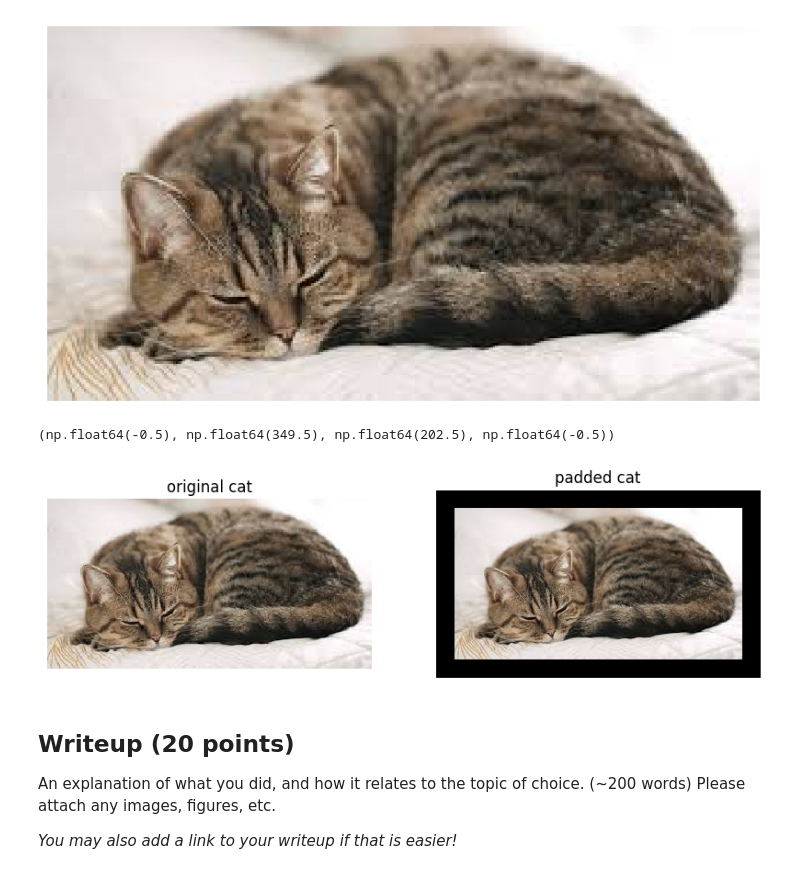
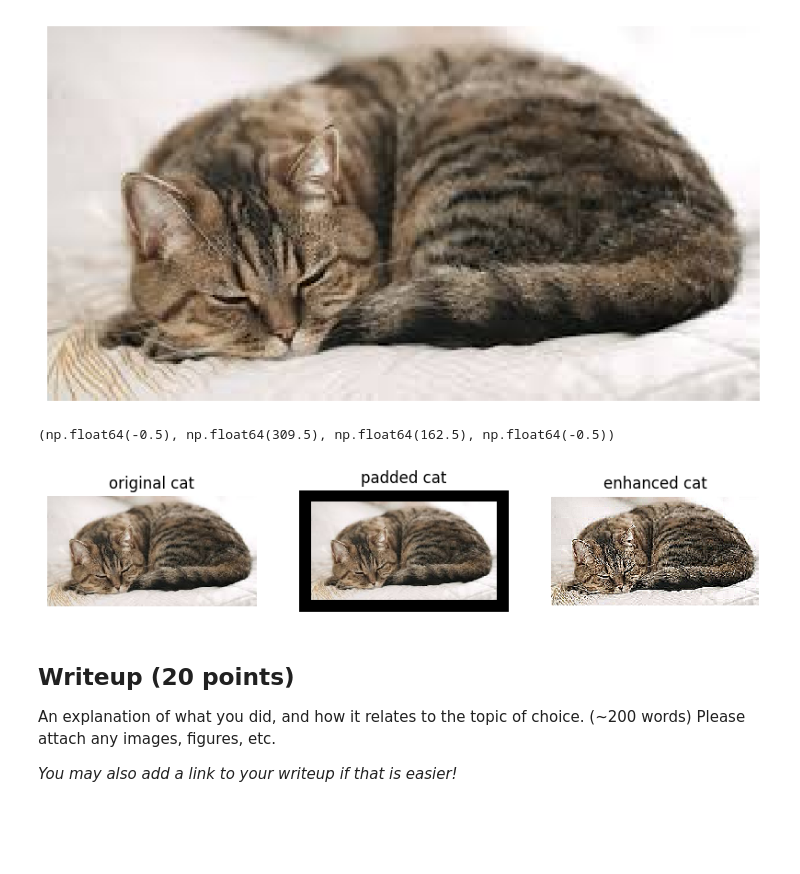
Before and after one commit to gaoruosong/CS131_release, a Jupyter notebook: spring_2026/project1_release/option_A/option_a_exploration.ipynb, the cells around one changed output. Cells and saved outputs as stored; diff of their text form; code cells hidden in the pictures; blank space fills up the shorter version.

```diff
--- a/spring_2026/project1_release/option_A/option_a_exploration.ipynb
+++ b/spring_2026/project1_release/option_A/option_a_exploration.ipynb
@@ -273,46 +302,46 @@ plt.show()
 # %% [output]
 [figure]
 # %%
-#enhanced_colored_cat = enhance_image(colored_cat)
+enhanced_colored_cat = enhance_image(colored_cat, colored = True)
 #sobel_colored_cat = detect_edge(colored_cat)
 #brighten_colored_cat = brighten_image(colored_cat)
 padded_cat = zero_pad(colored_cat, 20, 20, colored = True)
 
-plt.subplot(1,2,1)
+plt.subplot(1,3,1)
 plt.imshow(colored_cat)
 plt.title('original cat')
 plt.axis('off')
 
-plt.subplot(1,2,2)
+plt.subplot(1,3,2)
 plt.imshow(padded_cat)
 plt.title('padded cat')
 plt.axis('off')
 
 
 # the issue here is having to ensure all the functions work with RGB.
 
 # plt.subplot(1,4,1)
 # plt.imshow(colored_cat)
 # plt.title('original cat')
 # plt.axis('off')
 
-# plt.subplot(1,4,2)
-# plt.imshow(enhanced_colored_cat)
-# plt.title('enhanced cat')
-# plt.axis('off')
+plt.subplot(1,3,3)
+plt.imshow(enhanced_colored_cat)
+plt.title('enhanced cat')
+plt.axis('off')
 
 # plt.subplot(1,4,3)
 # plt.imshow(sobel_colored_cat)
 # plt.title('sobel cat')
 # plt.axis('off')
 
 # plt.subplot(1,4,4)
 # plt.imshow(brighten_colored_cat)
 # plt.title('bright cat')
 # plt.axis('off')
 # %% [output]
-(np.float64(-0.5), np.float64(349.5), np.float64(202.5), np.float64(-0.5))
+(np.float64(-0.5), np.float64(309.5), np.float64(162.5), np.float64(-0.5))
-[figure, old version]
+[figure, new version]
 # %% [markdown]
 ## Writeup (20 points)
 
```
Also changed, not shown: parts of 2 cells of this notebook.
